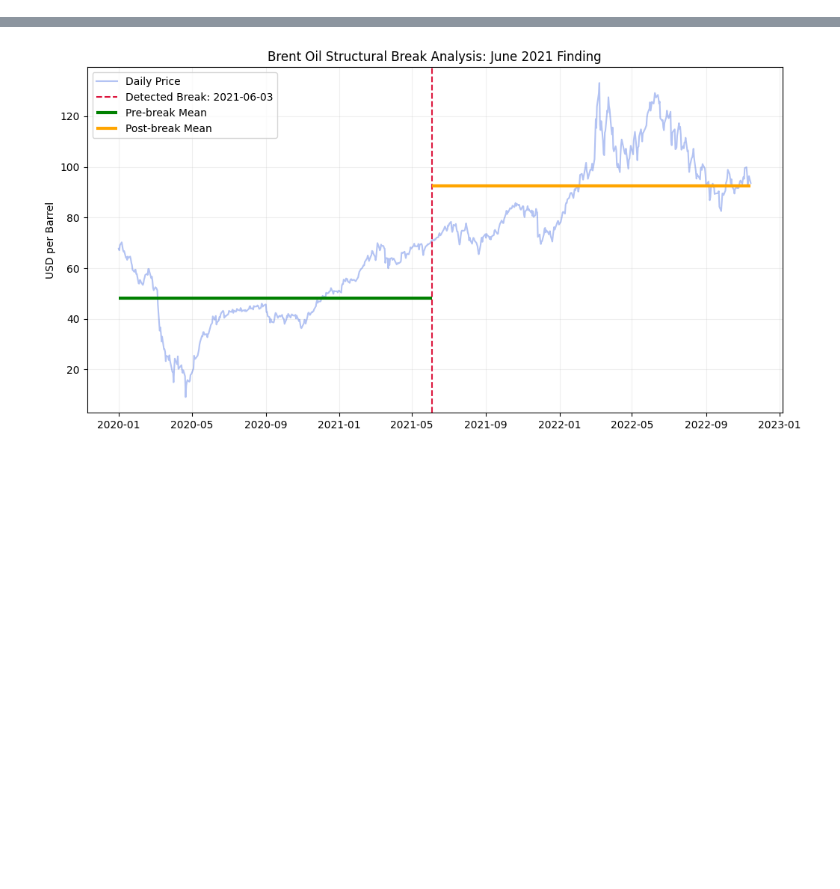
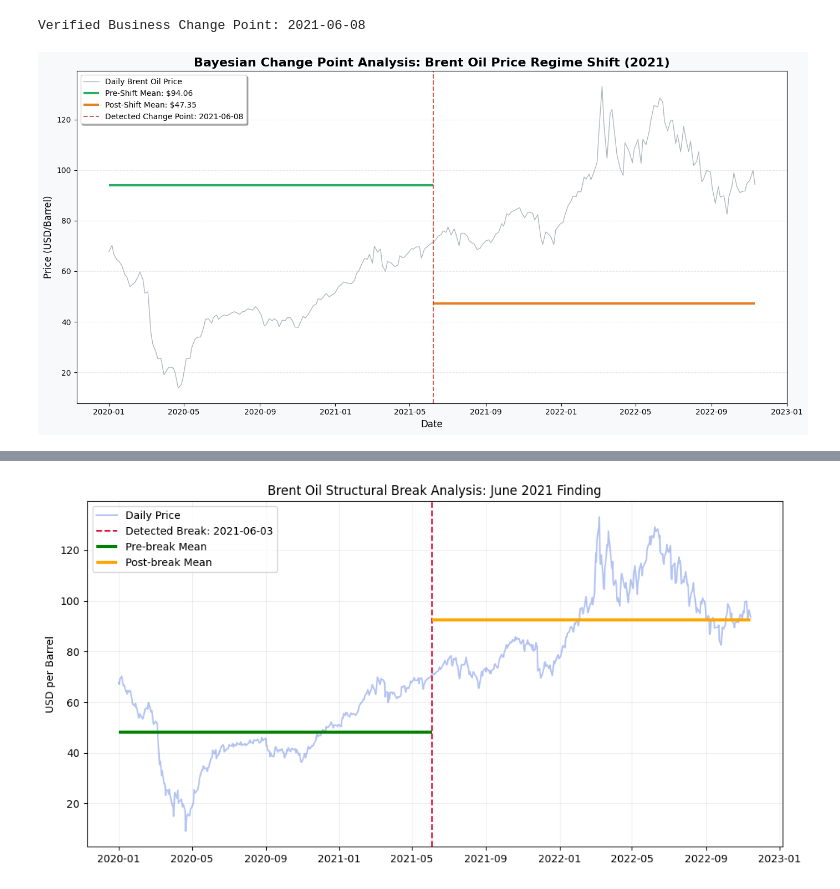
Before and after one commit to Feven-TH/brent-oil-change-point-analysis, a Jupyter notebook: notebooks/02_change_point_modeling.ipynb, the cells around one changed output, grey strips where cells are left out. Drawn from its saved outputs; the diff is of its cells as text; code cells hidden in the pictures; blank space fills up the shorter version.

Commit message:
feat: implement Numba-accelerated Bayesian change-point model with regime shift analysis

```diff
--- a/notebooks/02_change_point_modeling.ipynb
+++ b/notebooks/02_change_point_modeling.ipynb
@@ -54,0 +60,13 @@ Success! Change detected around: 2021-06-03
+# %%
+with model:
+    # 'target_accept' at 0.95 makes the sampler take smaller, more careful steps
+    # This should eliminate the 'treedepth' warnings
+    trace = pm.sample(2000, tune=2000, chains=4, cores=4, target_accept=0.99)
+
+# Get the clean date
+tau_samples = trace.posterior["tau"].values.flatten()
+most_likely_idx = int(np.median(tau_samples))
+change_date = df_fast.iloc[most_likely_idx]['Date']
+
+
+print(f" Clean Analysis Complete! Change Point: {change_date.date()}")
@@ -54,0 +81,45 @@ Success! Change detected around: 2021-06-03
+# %%
+summary = az.summary(trace, var_names=["tau"])
+tau_index = int(summary.loc["tau", "mean"])
+
+# Map the index to your actual 'Date' column
+actual_change_date = df_fast.iloc[tau_index]['Date']
+print(f"Verified Business Change Point: {actual_change_date.date()}")
+# %% [output]
+Verified Business Change Point: 2021-06-08
+# %%
+import matplotlib.pyplot as plt
+import arviz as az
+
+# 1. Extract the results from the trace
+summary = az.summary(trace, var_names=["mu_1", "mu_2", "tau"])
+mu1_mean = summary.loc["mu_1", "mean"]
+mu2_mean = summary.loc["mu_2", "mean"]
+tau_mean = int(summary.loc["tau", "mean"])
+change_date = df_fast.iloc[tau_mean]['Date']
+
+# 2. Create the plot
+plt.figure(figsize=(14, 7), facecolor='#f8f9fa')
+plt.plot(df_fast['Date'], prices, label="Daily Brent Oil Price", color='#34495e', alpha=0.4, linewidth=1)
+
+# 3. Add the Regime Lines
+plt.hlines(mu1_mean, df_fast['Date'].min(), change_date, colors='#27ae60',
+           linewidth=3, label=f"Pre-Shift Mean: ${mu1_mean:.2f}")
+plt.hlines(mu2_mean, change_date, df_fast['Date'].max(), colors='#e67e22',
+           linewidth=3, label=f"Post-Shift Mean: ${mu2_mean:.2f}")
+
+# 4. Add the Change Point Marker
+plt.axvline(change_date, color='#c0392b', linestyle='--', alpha=0.8,
+            label=f"Detected Change Point: {change_date.date()}")
+
+# 5. Styling
+plt.title("Bayesian Change Point Analysis: Brent Oil Price Regime Shift (2021)", fontsize=16, fontweight='bold')
+plt.ylabel("Price (USD/Barrel)", fontsize=12)
+plt.xlabel("Date", fontsize=12)
+plt.grid(axis='y', linestyle='--', alpha=0.3)
+plt.legend(loc='upper left', frameon=True, shadow=True)
+
+plt.tight_layout()
+plt.show()
+# %% [output]
+[figure, added]
```
Also changed, not shown: parts of 11 cells of this notebook, 3 other files.
